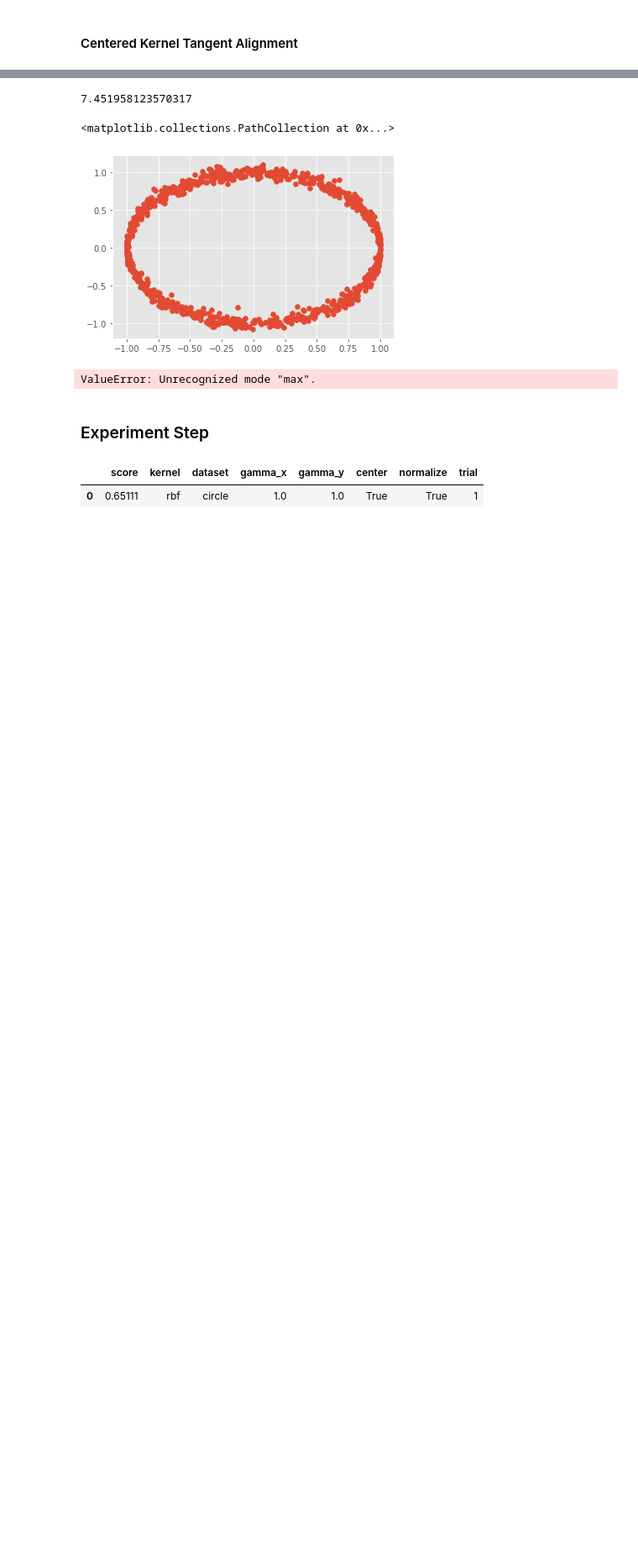
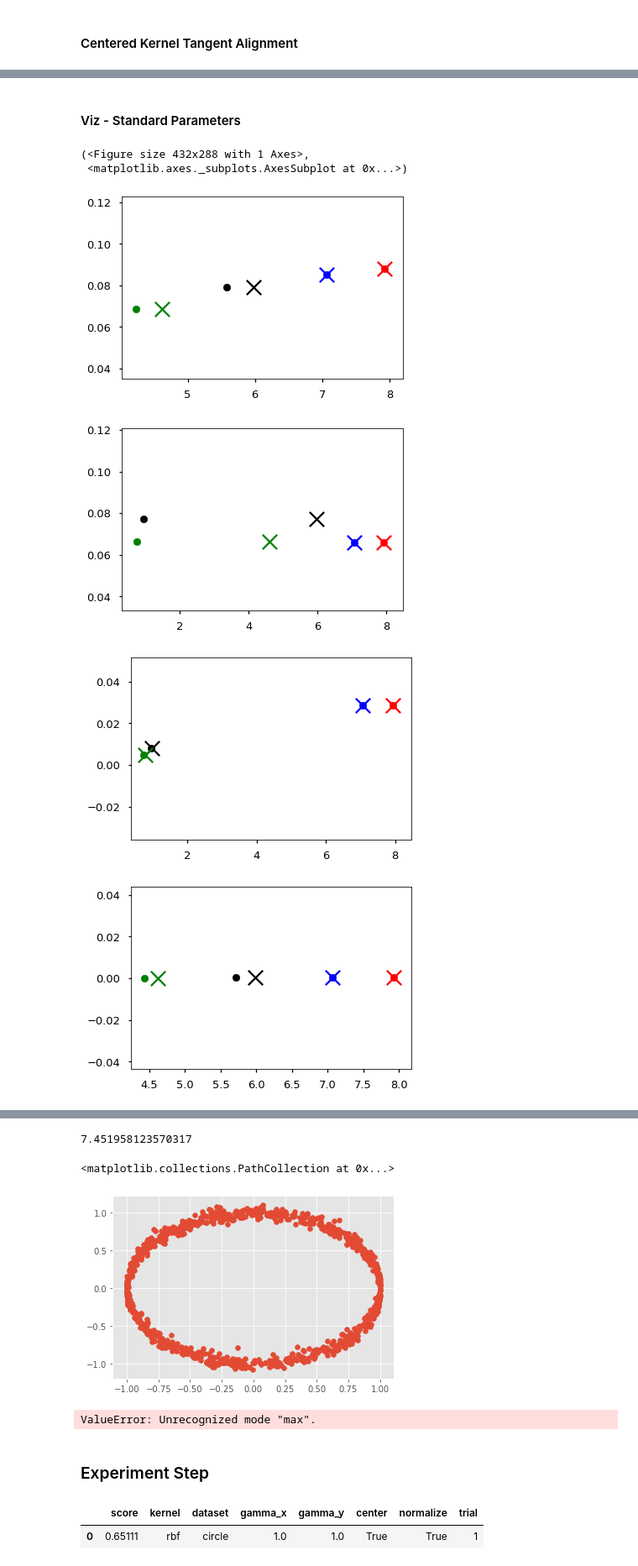
Before and after one commit to jejjohnson/hsic_alignment, a Jupyter notebook: notebooks/1_1D_parameter/0_preliminary_exp.ipynb, the cells around one changed output, grey strips where cells are left out. Shown at 84% size. Drawn from its saved outputs; the diff is of its cells as text; code cells hidden in the pictures; blank space fills up the shorter version.

```diff
--- a/notebooks/1_1D_parameter/0_preliminary_exp.ipynb
+++ b/notebooks/1_1D_parameter/0_preliminary_exp.ipynb
@@ -197,0 +341,50 @@ So here I will demonstrate one of the problems with trying to use HSIC without p
+# %% [markdown]
+#### Viz - Standard Parameters
+# %%
+def plot_standard_params(params_df: pd.DataFrame, method: str, dataset: str, ax: Optional=None):
+
+    if ax is None:
+        fig, ax = plt.subplots()
+
+    # subset dataset
+    params_df = params_df[params_df['dataset'] == dataset]
+
+    # subset hsic method
+    params_df = params_df[params_df['hsic_method'] == method]
+
+    # plot X
+    estimators = [
+        ('median', 'black'),
+        ('mean', 'green'),
+        ('silverman', 'blue'),
+        ('scott', 'red'),
+    ]
+
+
+    for iest, icolor in estimators:
+
+        # Plot X
+        ax.scatter(
+            params_df[params_df['gamma_est'] == iest].gamma_X,
+            params_df[params_df['gamma_est'] == iest].score,
+            s=300, c=icolor, label=f"{iest.capitalize()} X", zorder=3, marker='x')
+        # Plot Y
+        ax.scatter(
+            params_df[params_df['gamma_est'] == iest].gamma_Y,
+            params_df[params_df['gamma_est'] == iest].score,
+            s=300, c=icolor, label=f"{iest.capitalize()} Y", zorder=3, marker='.')
+
+
+    return plt.gcf(), ax
+# %%
+plot_standard_params(standard_df, 'hsic', 'line')
+plot_standard_params(standard_df, 'hsic', 'sine')
+plot_standard_params(standard_df, 'hsic', 'circle')
+plot_standard_params(standard_df, 'hsic', 'random')
+# %% [output]
+(<Figure size 432x288 with 1 Axes>,
+ <matplotlib.axes._subplots.AxesSubplot at 0x...>)
+[figure, added]
+[figure, added]
+[figure, added]
+[figure, added]
```
Also changed, not shown: parts of 74 cells of this notebook, 5 other files.
